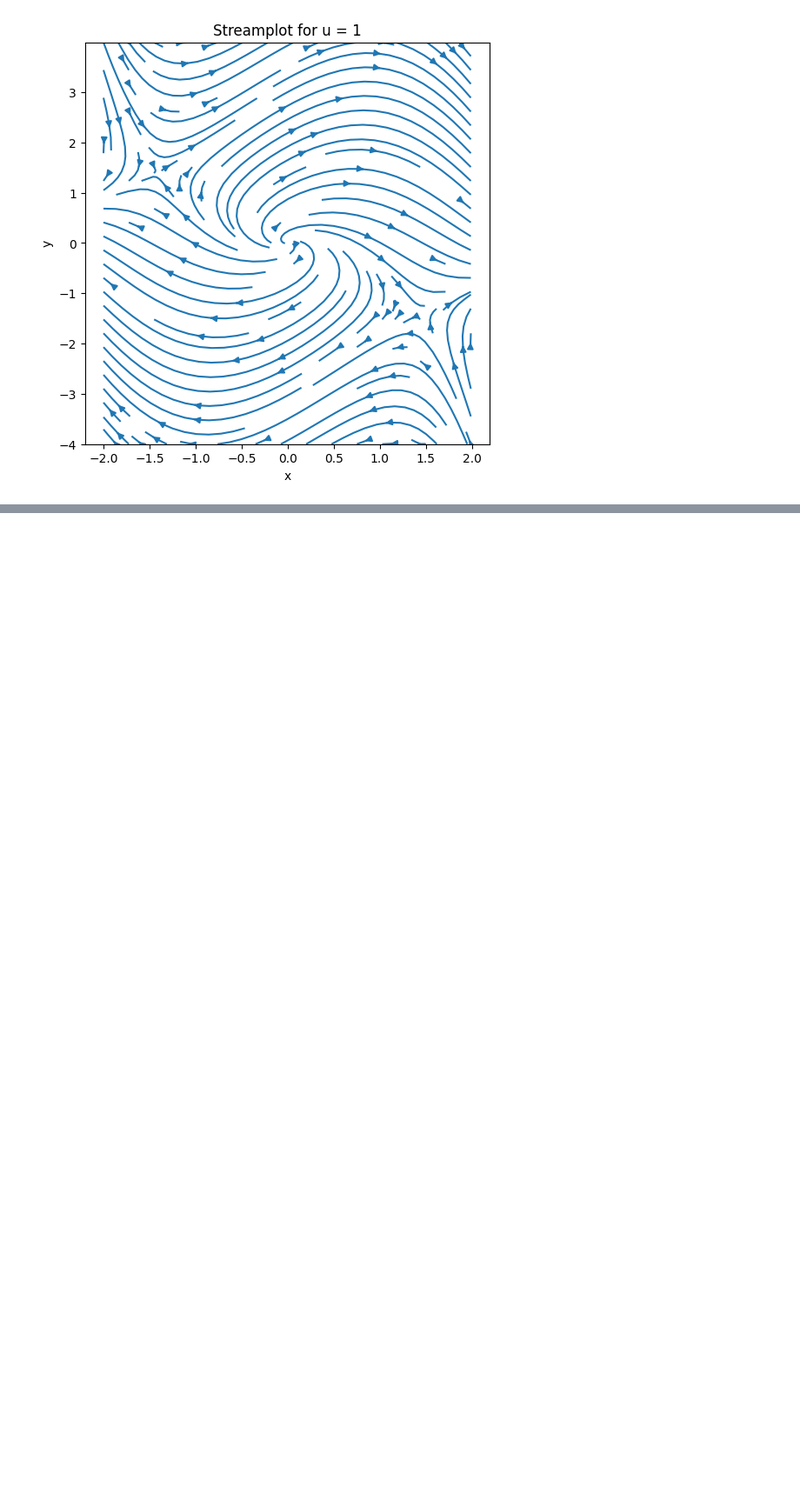
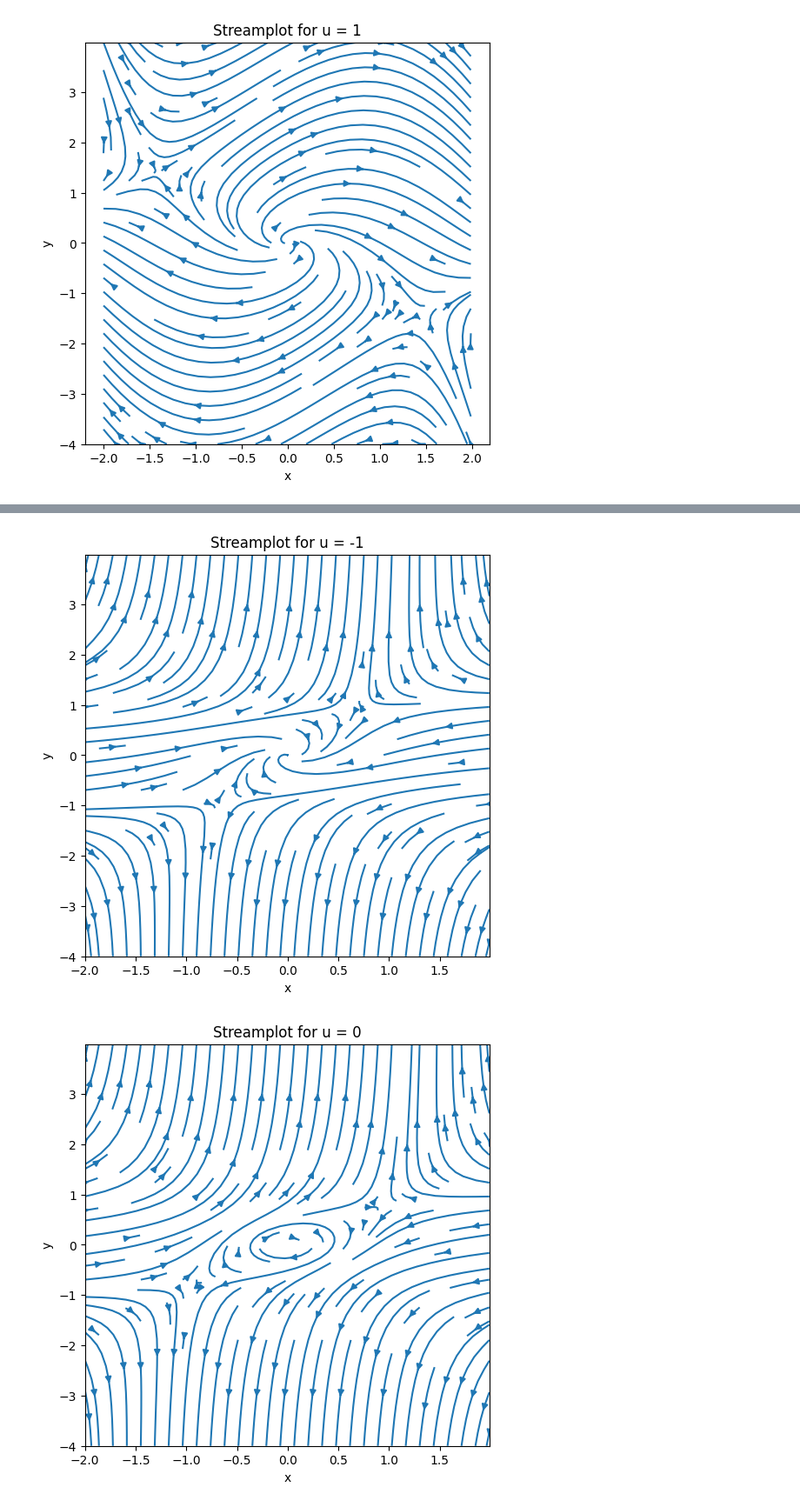
Before and after one commit to xGiannis/IntroModeladoContinuo, a Jupyter notebook: ejercicios.ipynb, the cells around one changed output, grey strips where cells are left out. Shown at 87% size. Cells and saved outputs as stored; diff of their text form; code cells hidden in the pictures; blank space fills up the shorter version.

```diff
--- a/ejercicios.ipynb
+++ b/ejercicios.ipynb
@@ -117,0 +169,39 @@ for u in u_values:
+# %%
+#B)
+
+def campo_vector(t,z,u):
+  x=z[0]
+  y=z[1]
+
+  dxdt= x*u + y - x**3
+  dydt=-x + u*y + 2*(y**3)
+
+  return [dxdt, dydt]
+
+
+
+dt = 0.1
+tmax = 50
+t = np.arange(0, tmax, dt)
+xi = 0.01
+yi = 0.1
+ti = t[0]
+zi = [xi, yi]
+
+# Define the parameter u values to plot
+u_values = [-1, 0, 1]
+
+for u in u_values:
+  # Calculamos el campo vector en cada punto
+  DX, DY = campo_vector(0, [XX, YY], u)
+
+  #Y finalmente graficamos
+  plt.figure(figsize=(6,6))
+  plt.streamplot(XX, YY, DX, DY, density=1, minlength=.01)
+  plt.title(f'Streamplot for u = {u}')
+  plt.xlabel('x')
+  plt.ylabel('y')
+  plt.show()
+# %% [output]
+[figure, added]
+[figure, added]
```
Also changed, not shown: parts of 5 cells of this notebook.
